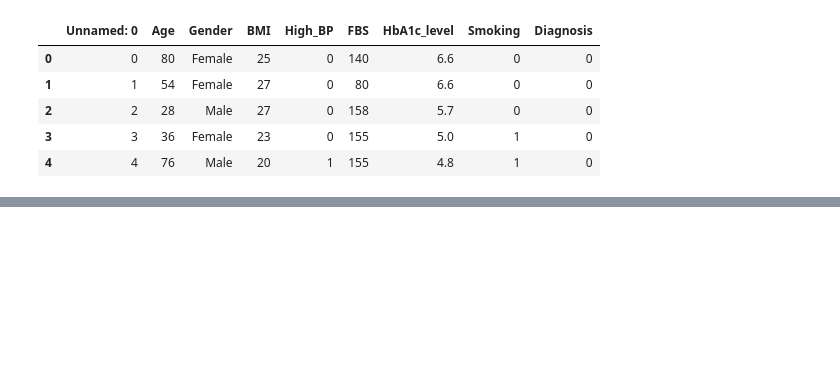
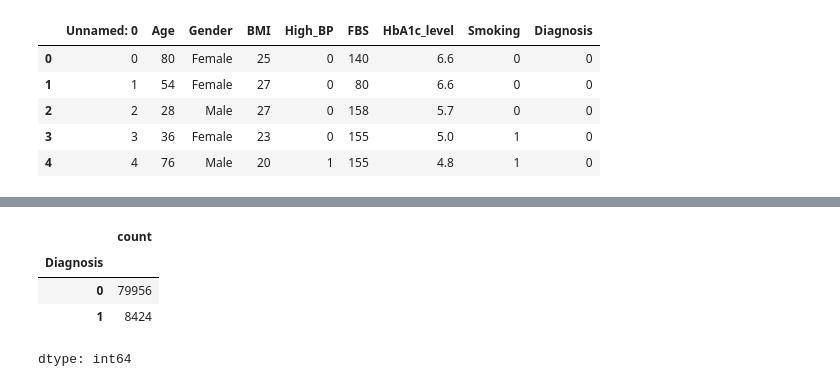
Before and after one commit to Anshu-Tomar/CapstoneProject-Beyond-Predictive-Accuracy, a Jupyter notebook: DataProcessing.ipynb, the cells around one changed output, grey strips where cells are left out. Saved outputs shown, nothing was run; the diff lists cells and outputs as text; code cells hidden in the pictures; blank space fills up the shorter version.

```diff
--- a/DataProcessing.ipynb
+++ b/DataProcessing.ipynb
@@ -54,0 +122,29 @@ df.head()
+# %%
+# Drop the useless index column
+df = df.drop(columns=['Unnamed: 0'])
+
+# Gender: describe() skipped it
+print(df['Gender'].value_counts())
+
+# Suspicious ages
+print("Age == 0:", (df['Age'] == 0).sum())
+print("Age < 5:", (df['Age'] < 5).sum())
+
+# Suspicious BMI
+print("BMI < 15:", (df['BMI'] < 15).sum())
+print("BMI > 60:", (df['BMI'] > 60).sum())
+
+# Target balance
+print(df['Diagnosis'].value_counts())
+print(df['Diagnosis'].value_counts(normalize=True) * 100)
+
+# Does FBS and HbA1c separate the two classes?
+print(df.groupby('Diagnosis')[['FBS', 'HbA1c_level', 'Age', 'BMI']].mean())
+# %%
+df.Diagnosis.value_counts()
+# %% [output]
+|  | count |
+| Diagnosis |  |
+| 0 | 79956 |
+| 1 | 8424 |
+dtype: int64
```
Also changed, not shown: parts of 10 cells of this notebook.
